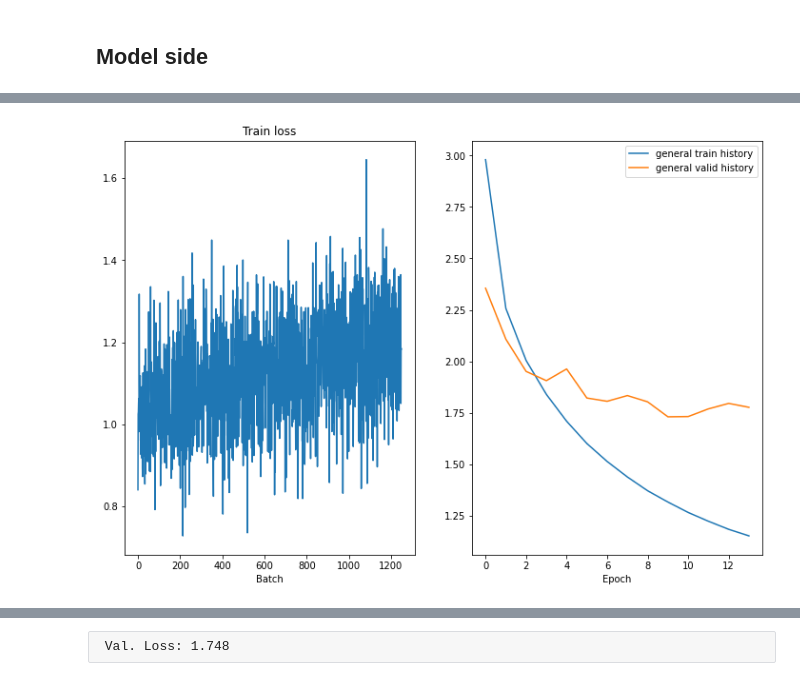
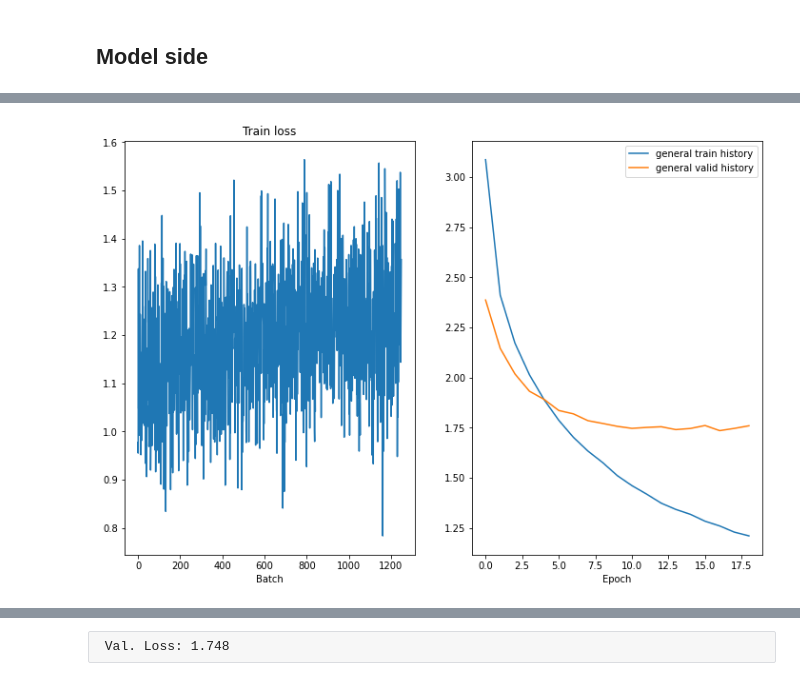
Before and after one commit to zelcookie/DLS_part_2_project, a Jupyter notebook: transformer.ipynb, the cells around one changed output, grey strips where cells are left out. Cells and saved outputs as stored; diff of their text form; code cells hidden in the pictures.

```diff
--- a/transformer.ipynb
+++ b/transformer.ipynb
@@ -296,32 +295,32 @@ from IPython.display import clear_output
 # %%
 train_history = []
 valid_history = []
 
-N_EPOCHS = 15
+N_EPOCHS = 20
 CLIP = 1
 
 best_valid_loss = float('inf')
 
 for epoch in range(N_EPOCHS):
 
     start_time = time.time()
 
     train_loss = train(model, train_iterator, optimizer, criterion, CLIP, train_history, valid_history)
     valid_loss = evaluate(model, valid_iterator, criterion)
 
     end_time = time.time()
 
     epoch_mins, epoch_secs = epoch_time(start_time, end_time)
 
 
     if valid_loss < best_valid_loss:
         best_valid_loss = valid_loss
         torch.save(model.state_dict(), 'best-val-model.pt')
 
     train_history.append(train_loss)
     valid_history.append(valid_loss)
     print(f'Epoch: {epoch+1:02} | Time: {epoch_mins}m {epoch_secs}s')
     print(f'\tTrain Loss: {train_loss:.3f} | Train PPL: {math.exp(train_loss):7.3f}')
     print(f'\t Val. Loss: {valid_loss:.3f} |  Val. PPL: {math.exp(valid_loss):7.3f}')
 # %% [output]
-[figure, old version]
+[figure, new version]
```
Also changed, not shown: parts of 6 cells of this notebook, 1 other file.
